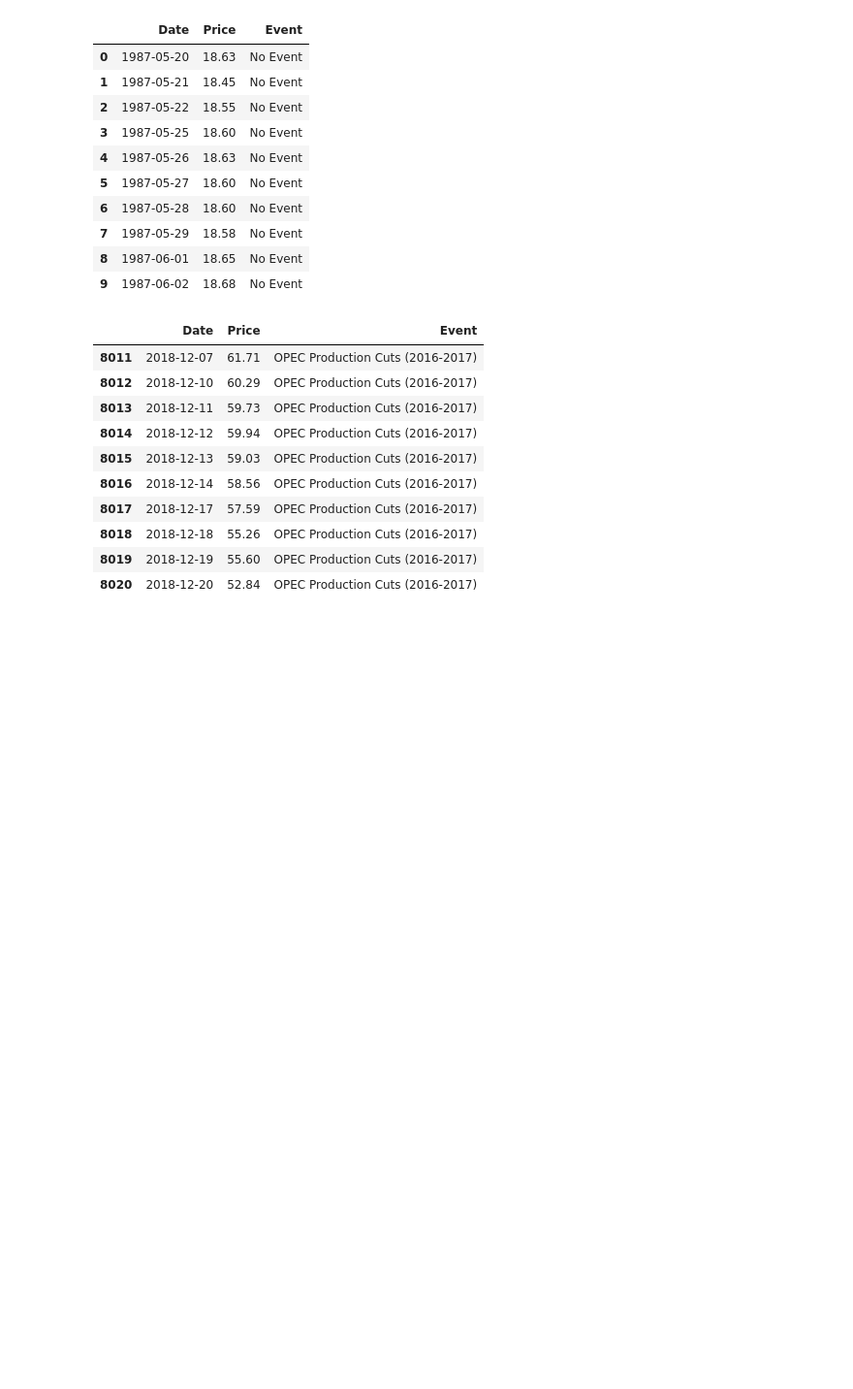
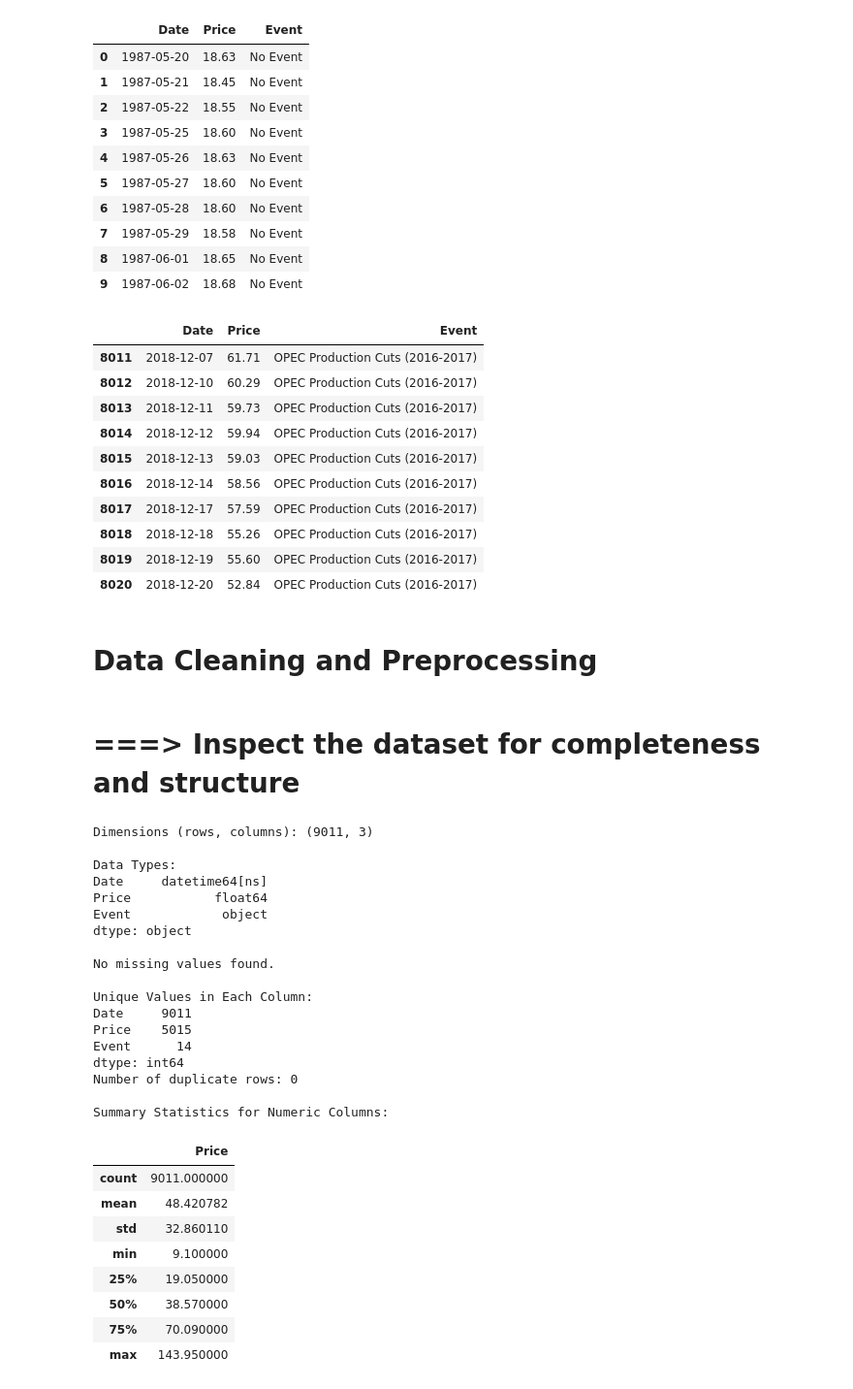
Before and after one commit to nebiyu-getachew/Brent-Time-Shift, a Jupyter notebook: notebooks/task_1.ipynb, the cells around one changed output. Shown: that part at 97% size. Cells and saved outputs as stored; diff of their text form; code cells hidden in the pictures; blank space fills up the shorter version.

```diff
--- a/notebooks/task_1.ipynb
+++ b/notebooks/task_1.ipynb
@@ -190,3 +190,37 @@ price_data.iloc[8011:8021]
 | 8018 | 2018-12-18 | 55.26 | OPEC Production Cuts (2016-2017) |
 | 8019 | 2018-12-19 | 55.60 | OPEC Production Cuts (2016-2017) |
 | 8020 | 2018-12-20 | 52.84 | OPEC Production Cuts (2016-2017) |
+# %% [markdown]
+# Data Cleaning and Preprocessing
+# %% [markdown]
+# ===> Inspect the dataset for completeness and structure
+# %%
+processor.inspect(price_data)
+# %% [output]
+Dimensions (rows, columns): (9011, 3)
+
+Data Types:
+Date     datetime64[ns]
+Price           float64
+Event            object
+dtype: object
+
+No missing values found.
+
+Unique Values in Each Column:
+Date     9011
+Price    5015
+Event      14
+dtype: int64
+Number of duplicate rows: 0
+
+Summary Statistics for Numeric Columns:
+|  | Price |
+| count | 9011.000000 |
+| mean | 48.420782 |
+| std | 32.860110 |
+| min | 9.100000 |
+| 25% | 19.050000 |
+| 50% | 38.570000 |
+| 75% | 70.090000 |
+| max | 143.950000 |
```
Also changed, not shown: parts of 3 cells of this notebook.
